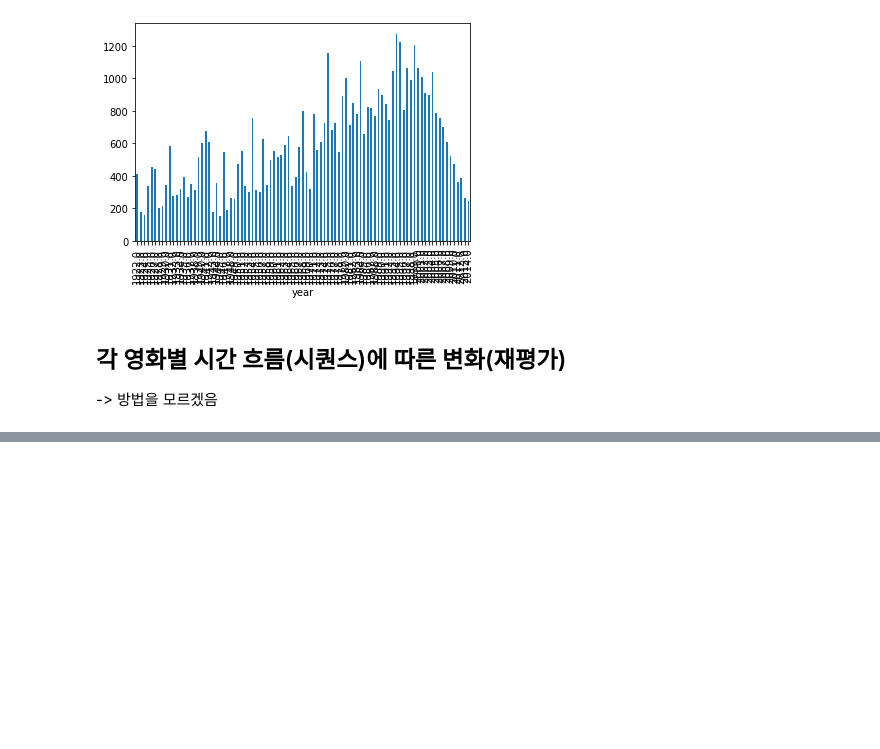
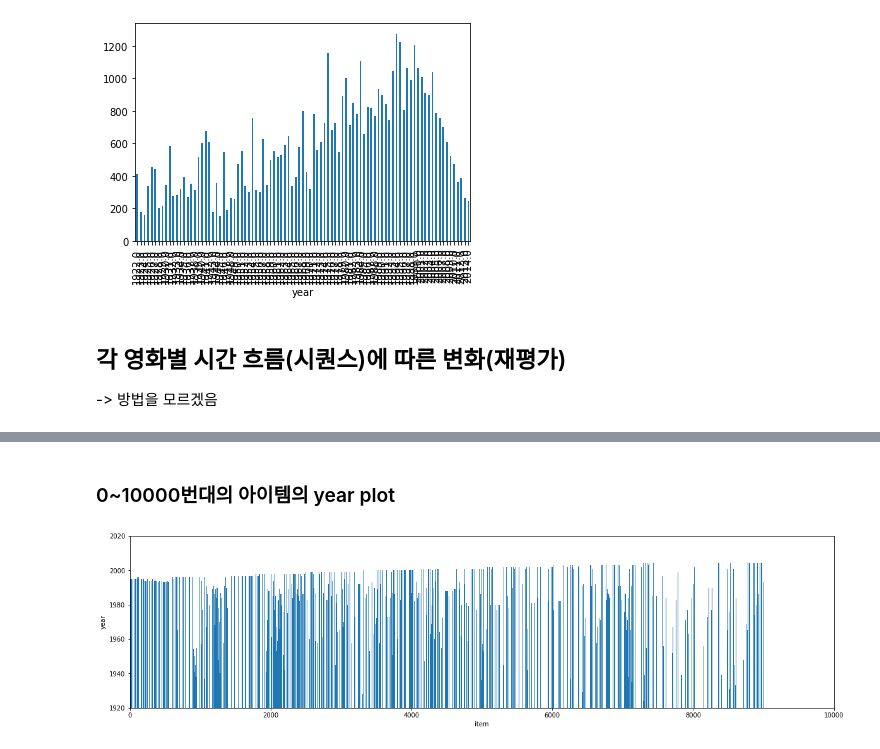
Before and after one commit to boostcampaitech4lv23recsys2/level2_movierecommendation_recsys-level2-recsys-08, a Jupyter notebook: EDA/EDA_lnh.ipynb, the cells around one changed output, grey strips where cells are left out. Cells and saved outputs as stored; diff of their text form; code cells hidden in the pictures; blank space fills up the shorter version.

```diff
--- a/EDA/EDA_lnh.ipynb
+++ b/EDA/EDA_lnh.ipynb
@@ -423,0 +420,2 @@ train_user[train_user['user'] == 11]
+# %%
+year_df = pd.read_csv('./year/year_missingno.csv')
@@ -423,0 +463,21 @@ train_user[train_user['user'] == 11]
+# %% [markdown]
+### 0~10000번대의 아이템의 year plot
+# %%
+import matplotlib.pyplot as plt
+
+items = year_df['item'].values
+year = year_df['year'].values
+
+plt.figure(figsize=(20, 5))
+plt.xlim(0,10000)
+plt.ylim(1920, 2020)
+
+plt.bar(items, year, width=1)
+
+
+plt.xlabel('item')
+plt.ylabel('year')
+
+plt.show()
+# %% [output]
+[figure, added]
```
Also changed, not shown: parts of 23 cells of this notebook.
